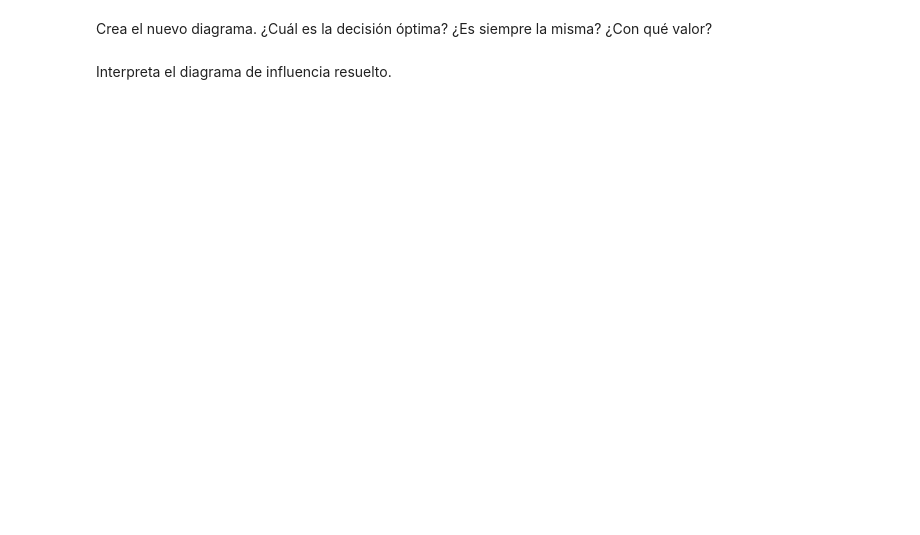
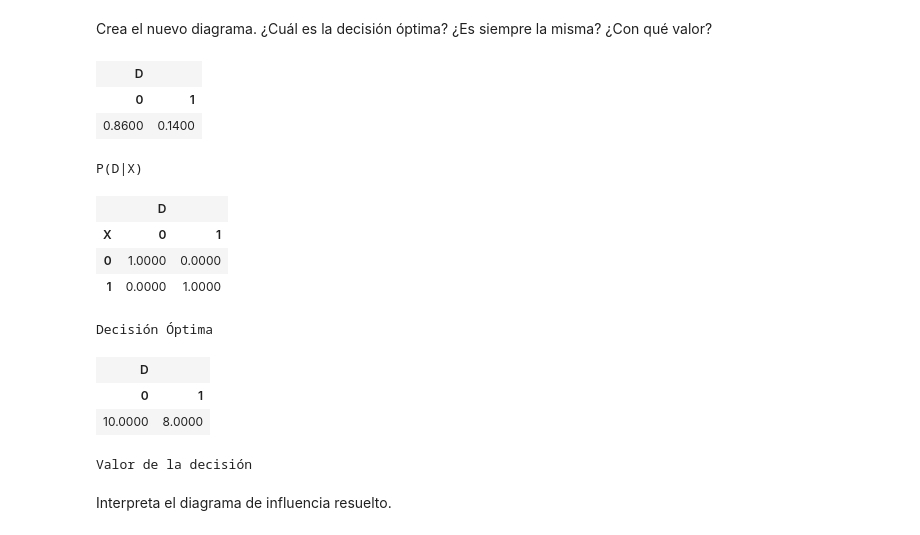
Before and after one commit to sensaur/AM_2_tareas, a Jupyter notebook: Ejercicio_DI_Medico.ipynb, the cells around one changed output. Saved outputs shown, nothing was run; the diff lists cells and outputs as text; code cells hidden in the pictures; blank space fills up the shorter version.

```diff
--- a/Ejercicio_DI_Medico.ipynb
+++ b/Ejercicio_DI_Medico.ipynb
@@ -145,3 +198,35 @@ Crea el nuevo diagrama. ¿Cuál es la decisión óptima? ¿Es siempre la misma?
+# %%
+#DI=gum.fastID("X->$U<-*D;X->*D")
+DI = gum.fastID("*D<-X->$U<-*D")
+# DI
+# nodo x
+prevalence = 0.14
+#solucion
+DI.cpt("X").fillWith([1 - prevalence, prevalence])
+# nodo u
+U_DX = [10, 3, 9, 8]
+DI.utility("U").fillWith(U_DX)
+# creamos el juntion tree e inferiamos
+ie = gum.ShaferShenoyLIMIDInference(DI)
+ie.makeInference()
+gnb.flow.row(ie.posterior("D"),
+             ie.optimalDecision("D"),
+             ie.posteriorUtility("D"),
+             captions=['P(D|X)', 'Decisión Óptima', 'Valor de la decisión'])
+# %% [output]
+| D |  |
+| 0 | 1 |
+| 0.8600 | 0.1400 |
+P(D|X)
+|  | D |  |
+| X | 0 | 1 |
+| 0 | 1.0000 | 0.0000 |
+| 1 | 0.0000 | 1.0000 |
+Decisión Óptima
+| D |  |
+| 0 | 1 |
+| 10.0000 | 8.0000 |
+Valor de la decisión
 # %% [markdown]
 Interpreta el diagrama de influencia resuelto.
 # %%
```
Also changed, not shown: parts of 46 cells of this notebook.
